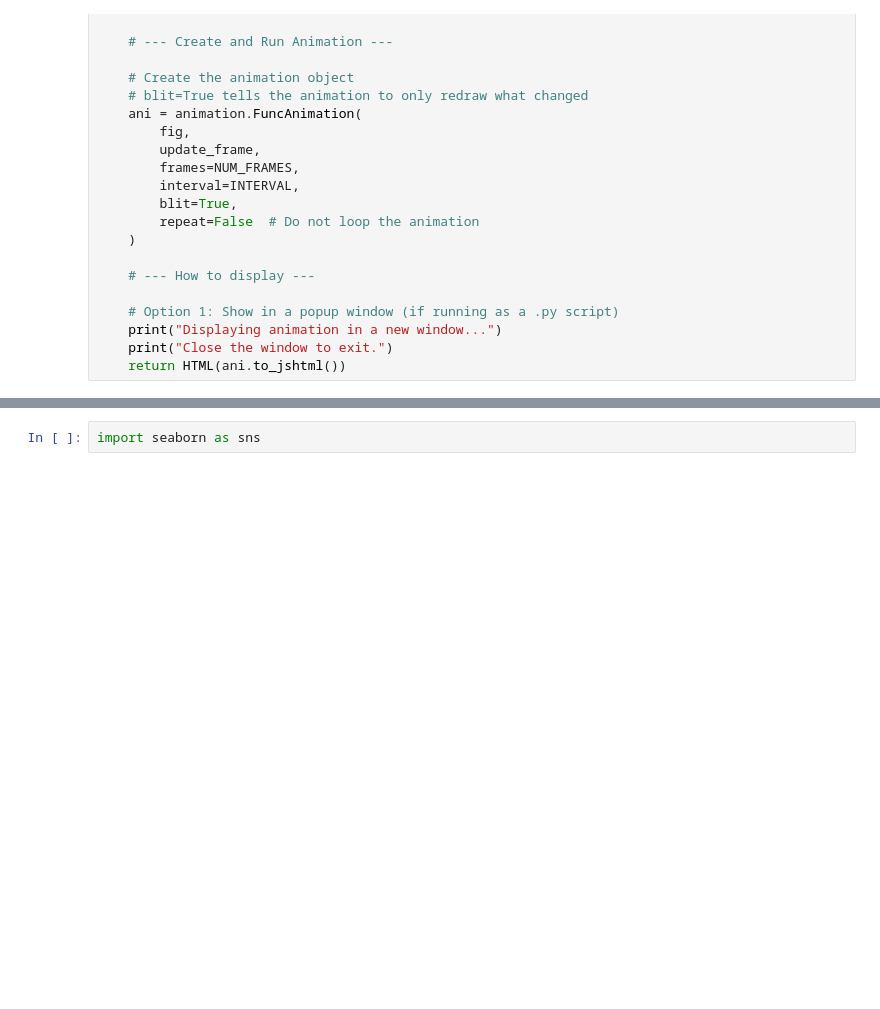
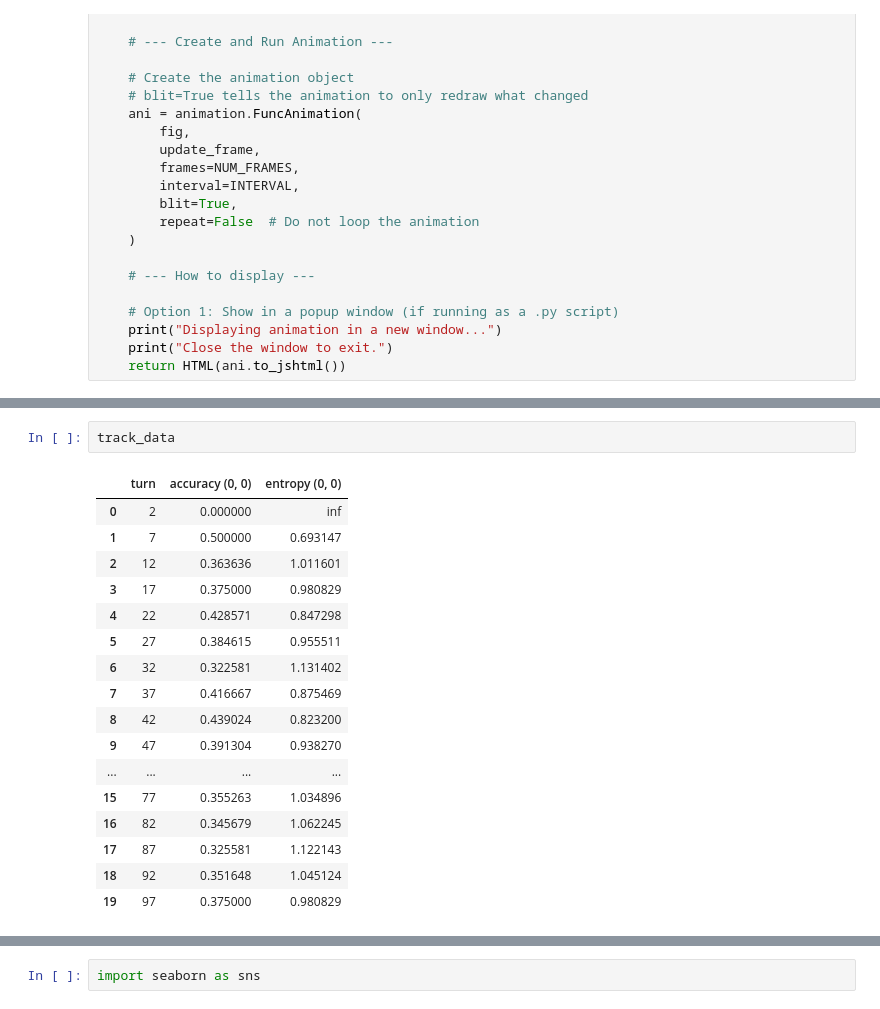
Before and after one commit to Petroleum-Blownapart/nn_game_of_life, a Jupyter notebook: animation_version.ipynb, the cells around one changed output, grey strips where cells are left out. Cells and saved outputs as stored; diff of their text form; blank space fills up the shorter version.

```diff
--- a/animation_version.ipynb
+++ b/animation_version.ipynb
@@ -352,0 +403,20 @@ first_board.show_img()
+# %%
+track_data
+# %% [output]
+|  | turn | accuracy (0, 0) | entropy (0, 0) |
+| 0 | 2 | 0.000000 | inf |
+| 1 | 7 | 0.500000 | 0.693147 |
+| 2 | 12 | 0.363636 | 1.011601 |
+| 3 | 17 | 0.375000 | 0.980829 |
+| 4 | 22 | 0.428571 | 0.847298 |
+| 5 | 27 | 0.384615 | 0.955511 |
+| 6 | 32 | 0.322581 | 1.131402 |
+| 7 | 37 | 0.416667 | 0.875469 |
+| 8 | 42 | 0.439024 | 0.823200 |
+| 9 | 47 | 0.391304 | 0.938270 |
+| ... | ... | ... | ... |
+| 15 | 77 | 0.355263 | 1.034896 |
+| 16 | 82 | 0.345679 | 1.062245 |
+| 17 | 87 | 0.325581 | 1.122143 |
+| 18 | 92 | 0.351648 | 1.045124 |
+| 19 | 97 | 0.375000 | 0.980829 |
```
Also changed, not shown: parts of 10 cells of this notebook.
